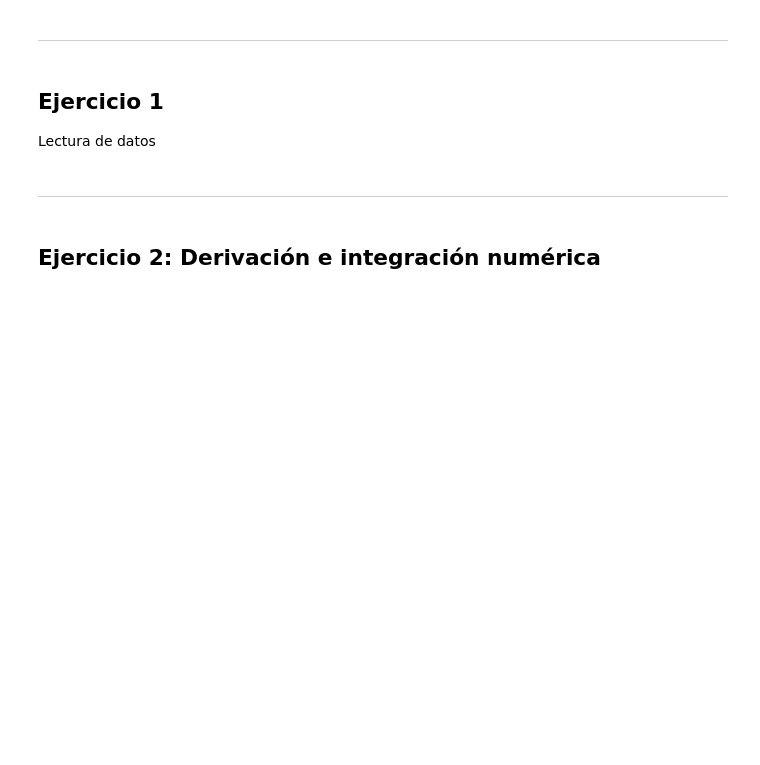
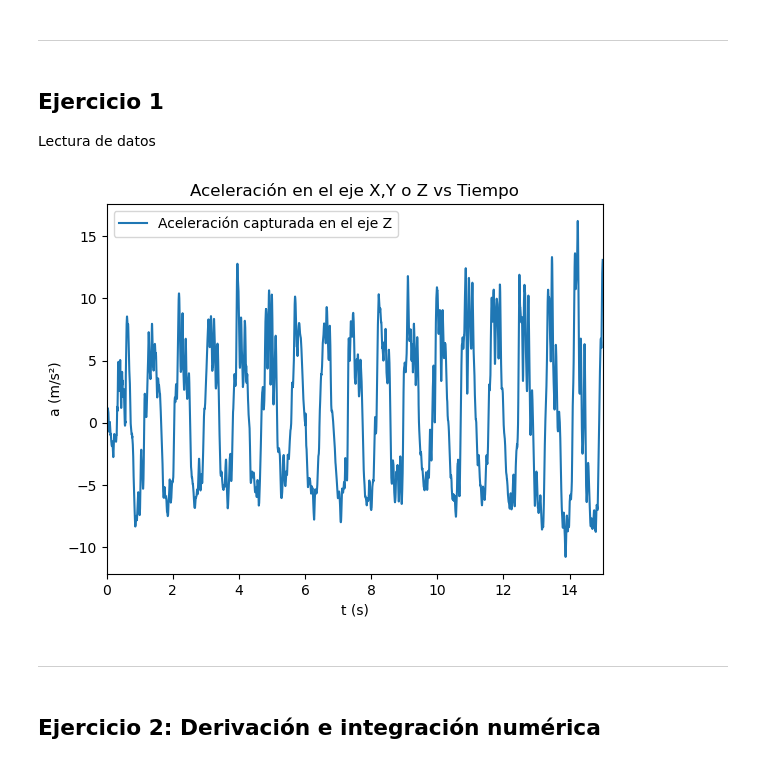
Before and after one commit to nico-qr/tareas_fisicacompu, a Jupyter notebook: Tarea 1.ipynb, the cells around one changed output. Saved outputs shown, nothing was run; the diff lists cells and outputs as text; code cells hidden in the pictures; blank space fills up the shorter version.

```diff
--- a/Tarea 1.ipynb
+++ b/Tarea 1.ipynb
@@ -10,6 +10,42 @@ Autor: <b>Nicolás Quijada</b>
 ## Ejercicio 1
 
 Lectura de datos
+# %%
+from pylab import * #Importa la biblioteca de pylab
+import csv #Importa la biblioteca para leer archivos separados por comas
+rcParams["text.usetex"] = False #Habilita del uso de TeX para matplot
+# %%
+def leer_archivo(nombre_del_archivo, cabeza = 1, columnas = 2): #Por default una fila de encabezado y 2 columnas
+    all_datos= [] #Lista para almacenar los datos
+    with open(nombre_del_archivo) as csvfile: #Abre el documento con un apuntador
+        datos_leidos = csv.reader(csvfile, delimiter = ",") #Lee todo el archivo con delimitador coma
+        for renglon in datos_leidos: #Toma cada renglón delimitado por la coma
+            all_datos.append(renglon) #Mete cada renglón como una lista dentro de la lista de todos los datos
+
+    M_datos = len(all_datos[int(cabeza):]) #Cuenta cuántos DATOS (sin el encabezado) hay
+    datos_numericos = zeros((M_datos,columnas)) #Crea un arreglo de n columnas con bajada de N_datos
+
+    for j in range(columnas): #Repite el proceso para cada una de las n columnas dadas
+        for i in range(M_datos): #Por cada dato que hay en el archivo sin contar el encabezado...
+            datos_numericos[i,j] = float(all_datos[i+int(cabeza)][j]) #En la fila j (fija) se agrega en (j,i) el dato
+    return(datos_numericos) #Regresa un array de (N_datos x la cantidad de columnas)
+
+dat = leer_archivo("Raw Data.csv", columnas = 4) #Lee el archivo capturado
+
+"""
+La función toma el archivo con M+1 datos y N columnas (por default 2 columnas). Lee los datos y regresa un arreglo de
+M filas por N columnas, donde la columna J contiene en cada fila I un dato capturado.
+"""
+
+fig, ax = plt.subplots()
+ax.set(title = 'Aceleración en el eje X,Y o Z vs Tiempo')
+ax.set(xlabel = 't (s)', ylabel = 'a (m/s²)')
+plot(dat[:,0], dat[:,3], label = "Aceleración capturada en el eje Z")
+xlim([0,15])
+legend()
+show()
+# %% [output]
+[figure, added]
 # %% [markdown]
 ---
 # %% [markdown]
```
Also changed, not shown: parts of 16 cells of this notebook, 1 other file.
